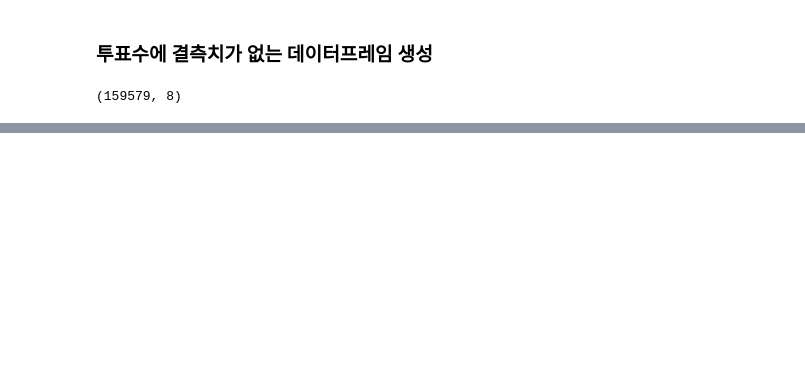
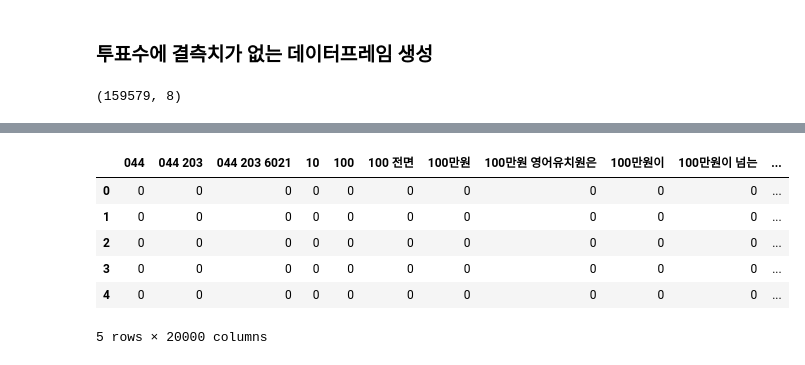
Before and after one commit to corazzon/petitionWrangling, a Jupyter notebook: petition_corrupted.ipynb, the cells around one changed output, grey strips where cells are left out. Saved outputs shown, nothing was run; the diff lists cells and outputs as text; code cells hidden in the pictures; blank space fills up the shorter version.

```diff
--- a/petition_corrupted.ipynb
+++ b/petition_corrupted.ipynb
@@ -120,0 +136,13 @@ petition_votes_notnull.shape
+# %%
+from sklearn.feature_extraction.text import CountVectorizer
+from sklearn.pipeline import Pipeline
+
+vectorizer = CountVectorizer(analyzer = 'word',
+                             tokenizer = None,
+                             preprocessor = None,
+                             stop_words = None,
+                             min_df = 1,
+                             ngram_range=(1, 3),
+                             max_features = 20000
+                            )
+vectorizer
@@ -120,0 +165,4 @@ petition_votes_notnull.shape
+# %%
+vocab = vectorizer.get_feature_names()
+print(len(vocab))
+vocab[:10]
@@ -120,0 +181,10 @@ petition_votes_notnull.shape
+# %%
+pd.DataFrame(test_data_features[:10].toarray(), columns=vocab).head()
+# %% [output]
+|  | 044 | 044 203 | 044 203 6021 | 10 | 100 | 100 전면 | 100만원 | 100만원 영어유치원은 | 100만원이 | 100만원이 넘는 | ... |
+| 0 | 0 | 0 | 0 | 0 | 0 | 0 | 0 | 0 | 0 | 0 | ... |
+| 1 | 0 | 0 | 0 | 0 | 0 | 0 | 0 | 0 | 0 | 0 | ... |
+| 2 | 0 | 0 | 0 | 0 | 0 | 0 | 0 | 0 | 0 | 0 | ... |
+| 3 | 0 | 0 | 0 | 0 | 0 | 0 | 0 | 0 | 0 | 0 | ... |
+| 4 | 0 | 0 | 0 | 0 | 0 | 0 | 0 | 0 | 0 | 0 | ... |
+5 rows × 20000 columns
```
Also changed, not shown: parts of 6 cells of this notebook.
